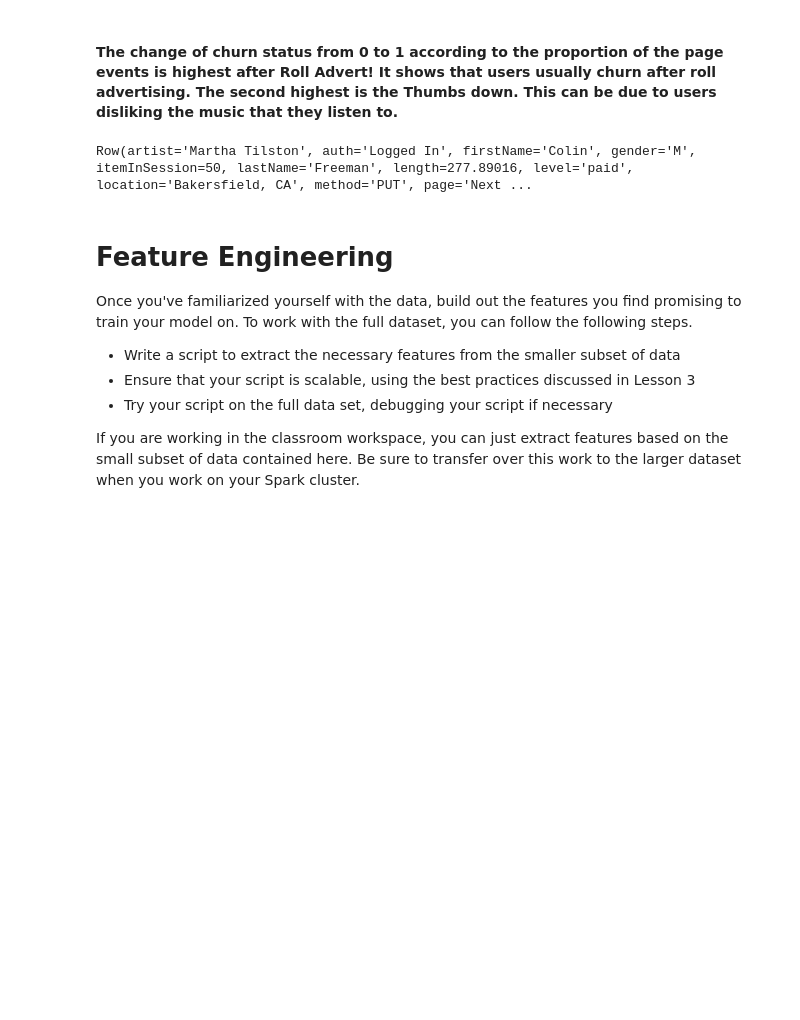
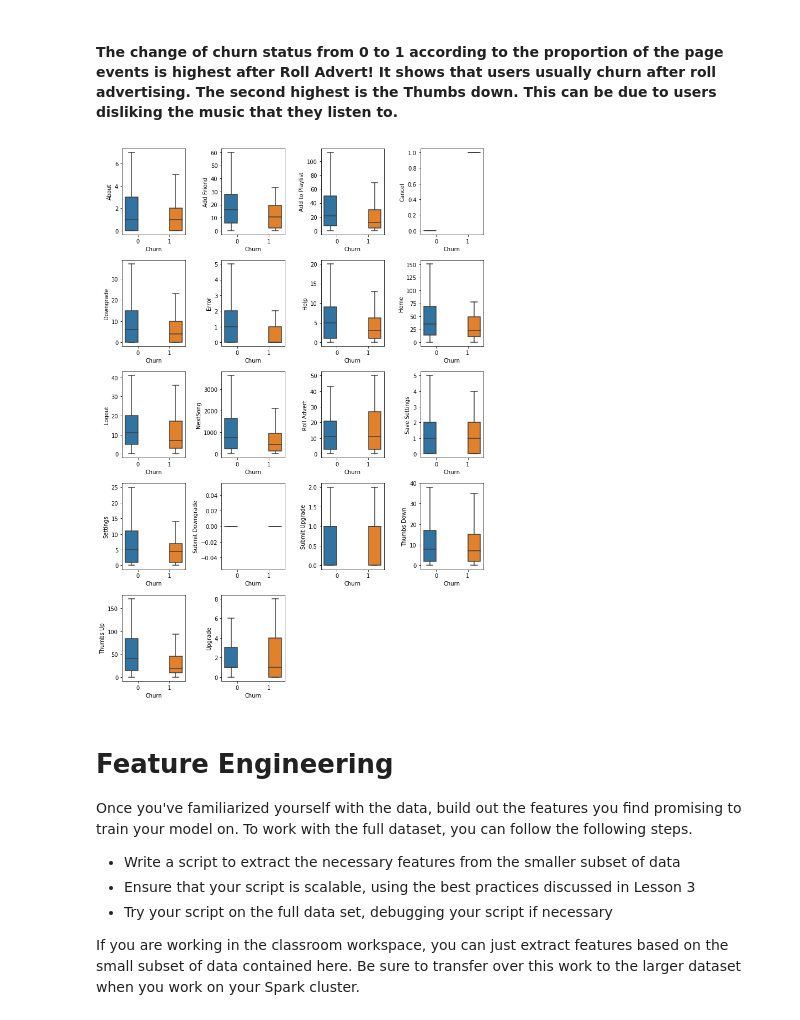
Before and after one commit to pxr-merida/Predicting_User_Churn_with_PySpark, a Jupyter notebook: Sparkify_Data_Scientist_Capstone_Project.ipynb, the cells around one changed output. Drawn from its saved outputs; the diff is of its cells as text; code cells hidden in the pictures; blank space fills up the shorter version.

```diff
--- a/Sparkify_Data_Scientist_Capstone_Project.ipynb
+++ b/Sparkify_Data_Scientist_Capstone_Project.ipynb
@@ -208,7 +202,18 @@ user_log_valid = user_log_valid.withColumn("downgraded", flag_downgrade_event("p
-# %%
-user_log_valid.head()
-# %% [output]
-Row(artist='Martha Tilston', auth='Logged In', firstName='Colin', gender='M', itemInSession=50, lastName='Freeman', length=277.89016, level='paid', location='Bakersfield, CA', method='PUT', page='Next ...
+# %%
+events_pivot = df_churn.groupby(["userId"]).pivot("page").count().fillna(0)
+events_pivot = events_pivot.toPandas()
+events_pivot.rename(columns={'Cancellation Confirmation': 'Churn'}, inplace = True)
+plot_columns = events_pivot.drop('Churn', axis = 1).columns
+fig = plt.figure(figsize=(10, 18))
+
+for i in range(1,len(plot_columns)):
+    axis = fig.add_subplot(6,4,i)
+    k=sns.boxplot(x='Churn',y=plot_columns[i],hue='Churn', showfliers=False,data=events_pivot)
+    l = plt.legend([],[], frameon=False)
+fig.tight_layout(rect=[0, 0.03, 1, 0.95])
+fig.savefig("featureschurn.png")
+# %% [output]
+[figure, added]
 # %% [markdown]
 # Feature Engineering
 Once you've familiarized yourself with the data, build out the features you find promising to train your model on. To work with the full dataset, you can follow the following steps.
```
Also changed, not shown: parts of 15 cells of this notebook.
